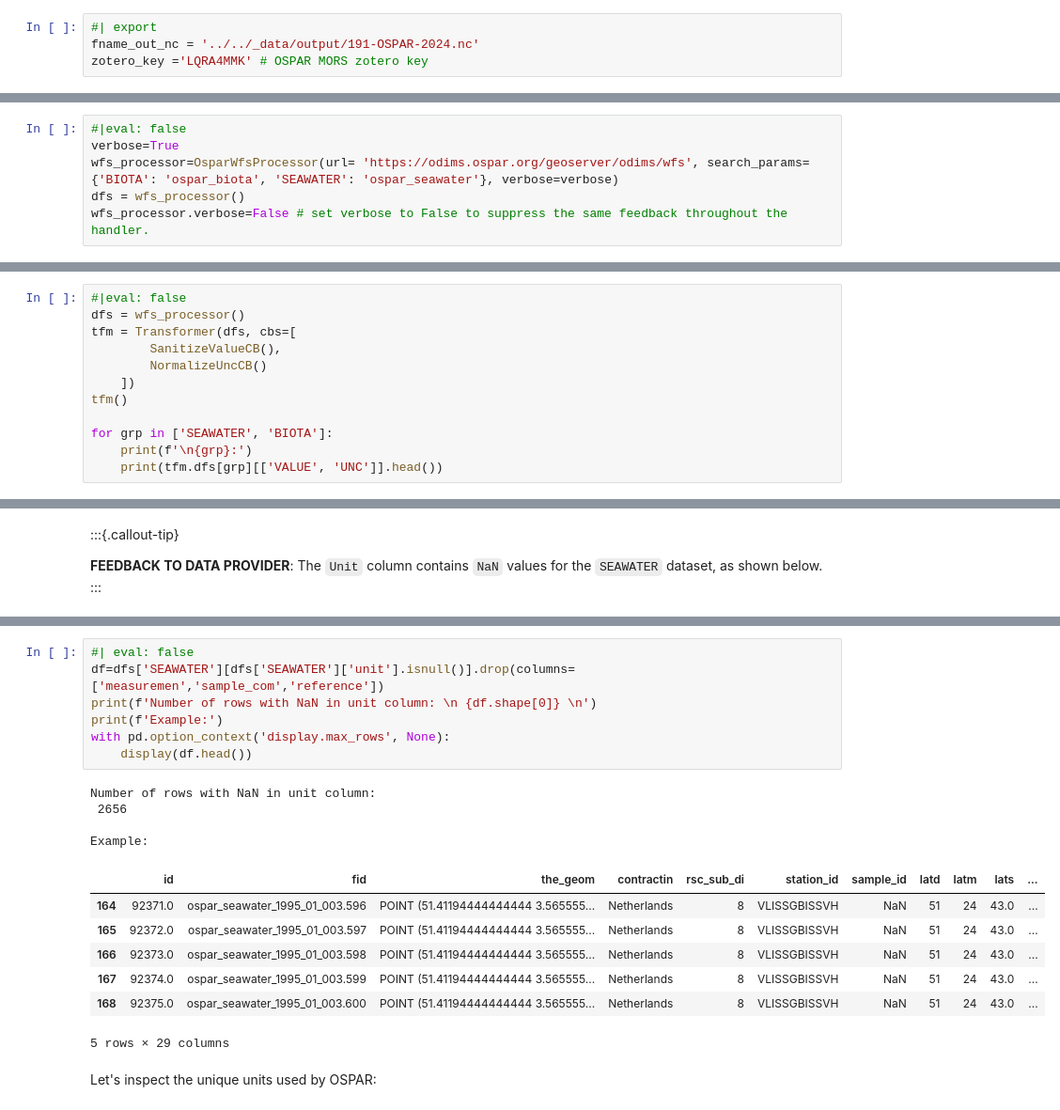
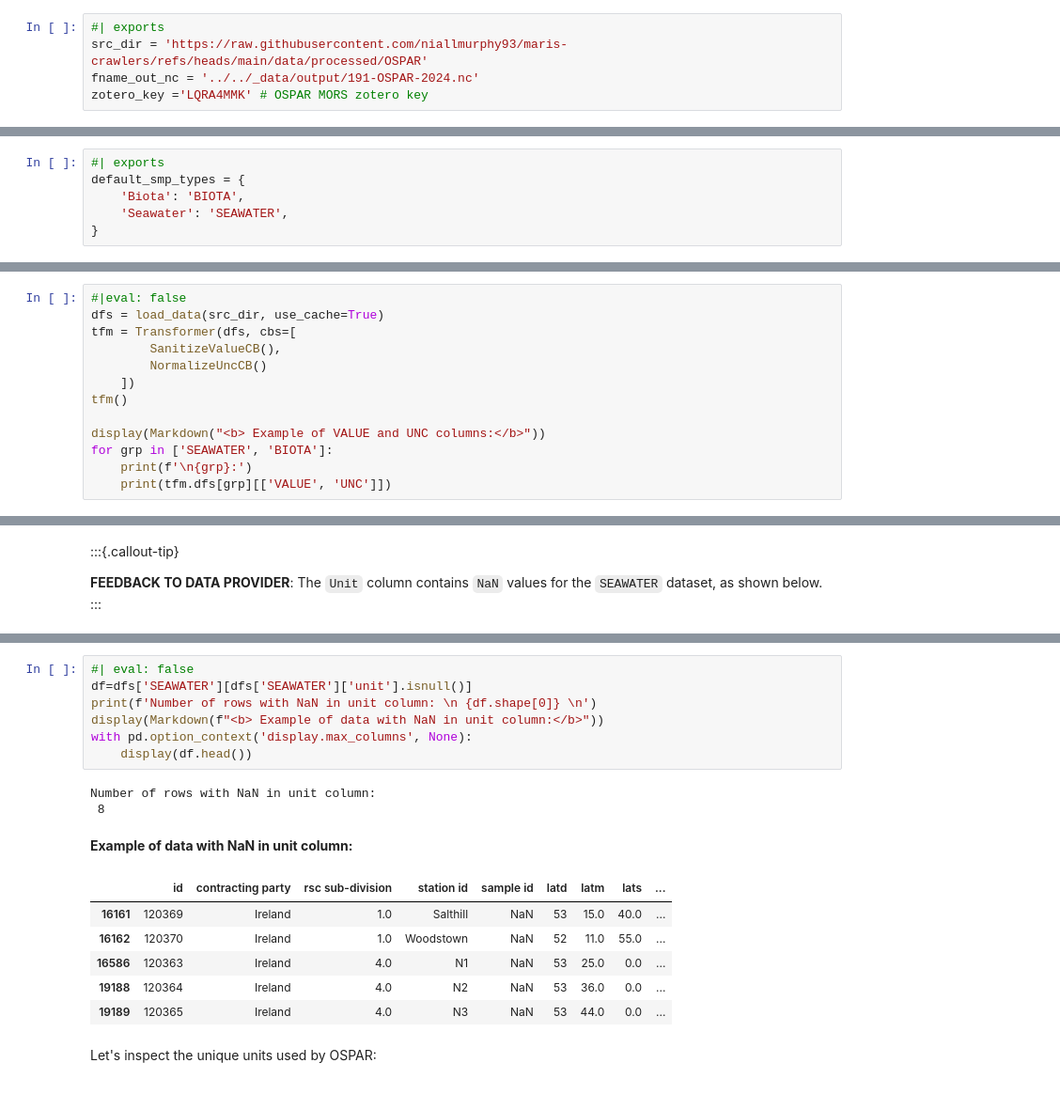
Before and after one commit to franckalbinet/marisco, a Jupyter notebook: nbs/handlers/ospar.ipynb, the cells around one changed output, grey strips where cells are left out. Shown: that part at 94% size. Cells and saved outputs as stored; diff of their text form.

Commit message:
OSPAR - Switch back to using CSV files from mdb.

```diff
--- a/nbs/handlers/ospar.ipynb
+++ b/nbs/handlers/ospar.ipynb
@@ -97,4 +114,5 @@ The handler requires several configuration parameters:
 # %%
-#| export
+#| exports
+src_dir = 'https://raw.githubusercontent.com/niallmurphy93/maris-crawlers/refs/heads/main/data/processed/OSPAR'
 fname_out_nc = '../../_data/output/191-OSPAR-2024.nc'
 zotero_key ='LQRA4MMK' # OSPAR MORS zotero key
@@ -374,6 +118,0 @@ def display_year_ranges(self: OsparWfsProcessor):
-# %%
-#|eval: false
-verbose=True
-wfs_processor=OsparWfsProcessor(url= 'https://odims.ospar.org/geoserver/odims/wfs', search_params={'BIOTA': 'ospar_biota', 'SEAWATER': 'ospar_seawater'}, verbose=verbose)
-dfs = wfs_processor()
-wfs_processor.verbose=False # set verbose to False to suppress the same feedback throughout the handler.
@@ -435,0 +124,6 @@ with pd.option_context('display.max_columns', None, 'display.max_colwidth', None
+# %%
+#| exports
+default_smp_types = {
+    'Biota': 'BIOTA',
+    'Seawater': 'SEAWATER',
+}
@@ -830,13 +654,14 @@ class NormalizeUncCB(Callback):
 # %%
 #|eval: false
-dfs = wfs_processor()
+dfs = load_data(src_dir, use_cache=True)
 tfm = Transformer(dfs, cbs=[
         SanitizeValueCB(),
         NormalizeUncCB()
     ])
 tfm()
 
+display(Markdown("<b> Example of VALUE and UNC columns:</b>"))
 for grp in ['SEAWATER', 'BIOTA']:
     print(f'\n{grp}:')
-    print(tfm.dfs[grp][['VALUE', 'UNC']].head())
+    print(tfm.dfs[grp][['VALUE', 'UNC']])
 # %% [output]
@@ -953,22 +780,20 @@ Example:
 # %%
 #| eval: false
-df=dfs['SEAWATER'][dfs['SEAWATER']['unit'].isnull()].drop(columns=['measuremen','sample_com','reference'])
+df=dfs['SEAWATER'][dfs['SEAWATER']['unit'].isnull()]
 print(f'Number of rows with NaN in unit column: \n {df.shape[0]} \n')
-print(f'Example:')
-with pd.option_context('display.max_rows', None):
+display(Markdown(f"<b> Example of data with NaN in unit column:</b>"))
+with pd.option_context('display.max_columns', None):
     display(df.head())
 # %% [output]
 Number of rows with NaN in unit column:
- 2656
-
-Example:
+ 8
+<b> Example of data with NaN in unit column:</b>
-|  | id | fid | the_geom | contractin | rsc_sub_di | station_id | sample_id | latd | latm | lats | ... |
-| 164 | 92371.0 | ospar_seawater_1995_01_003.596 | POINT (51.41194444444444 3.565555... | Netherlands | 8 | VLISSGBISSVH | NaN | 51 | 24 | 43.0 | ... |
-| 165 | 92372.0 | ospar_seawater_1995_01_003.597 | POINT (51.41194444444444 3.565555... | Netherlands | 8 | VLISSGBISSVH | NaN | 51 | 24 | 43.0 | ... |
-| 166 | 92373.0 | ospar_seawater_1995_01_003.598 | POINT (51.41194444444444 3.565555... | Netherlands | 8 | VLISSGBISSVH | NaN | 51 | 24 | 43.0 | ... |
-| 167 | 92374.0 | ospar_seawater_1995_01_003.599 | POINT (51.41194444444444 3.565555... | Netherlands | 8 | VLISSGBISSVH | NaN | 51 | 24 | 43.0 | ... |
-| 168 | 92375.0 | ospar_seawater_1995_01_003.600 | POINT (51.41194444444444 3.565555... | Netherlands | 8 | VLISSGBISSVH | NaN | 51 | 24 | 43.0 | ... |
+|  | id | contracting party | rsc sub-division | station id | sample id | latd | latm | lats | ... |
+| 16161 | 120369 | Ireland | 1.0 | Salthill | NaN | 53 | 15.0 | 40.0 | ... |
+| 16162 | 120370 | Ireland | 1.0 | Woodstown | NaN | 52 | 11.0 | 55.0 | ... |
+| 16586 | 120363 | Ireland | 4.0 | N1 | NaN | 53 | 25.0 | 0.0 | ... |
+| 19188 | 120364 | Ireland | 4.0 | N2 | NaN | 53 | 36.0 | 0.0 | ... |
+| 19189 | 120365 | Ireland | 4.0 | N3 | NaN | 53 | 44.0 | 0.0 | ... |
-5 rows × 29 columns
 # %% [markdown]
 Let's inspect the unique units used by OSPAR:
 # %%
```
Also changed, not shown: parts of 106 cells of this notebook, 8 other files.
